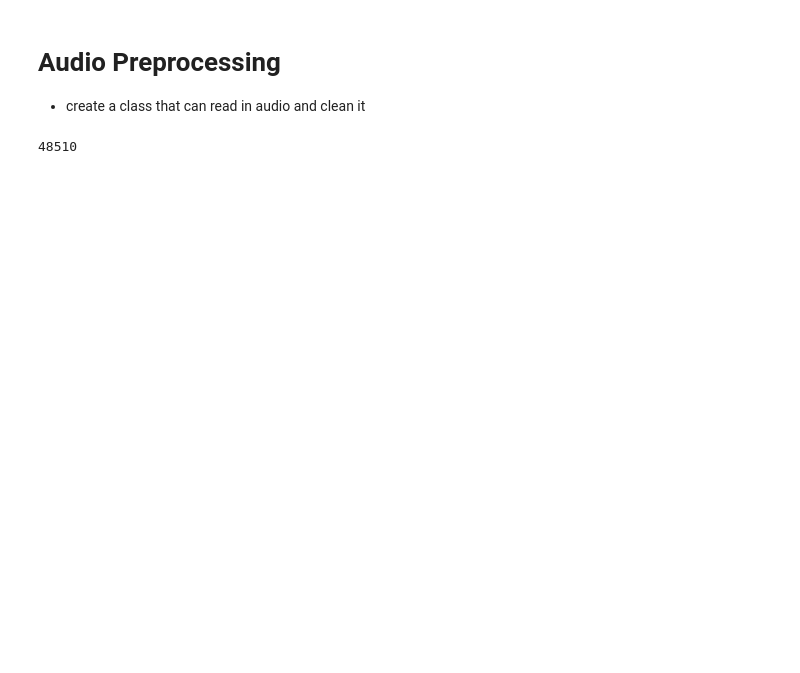
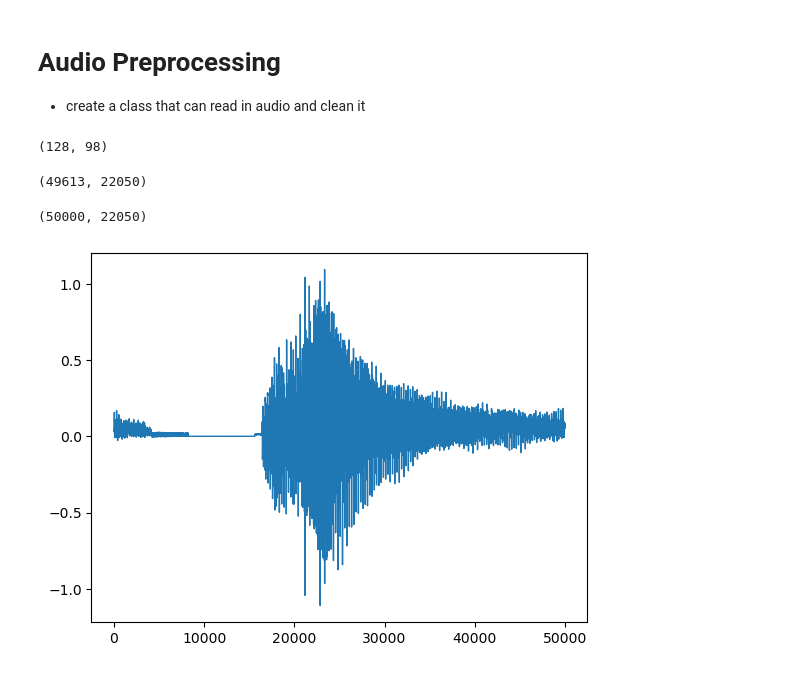
Before and after one commit to benjmcpeek/Audio-Classification-Model-Major-Minor, a Jupyter notebook: preprocessing.ipynb, the cells around one changed output. Drawn from its saved outputs; the diff is of its cells as text; code cells hidden in the pictures; blank space fills up the shorter version.

```diff
--- a/preprocessing.ipynb
+++ b/preprocessing.ipynb
@@ -32 +54,5 @@ class AudioTransformer:
+# %%
+x.shape
+# %% [output]
+(128, 98)
 # %%
@@ -34,8 +60,15 @@ aud = AudioTransformer.open_audio('./audio_files/Major/Major_180.wav')
+# %%
+len(aud[0]), aud[1]
+# %% [output]
+(49613, 22050)
 # %%
 same_len = AudioTransformer.same_length(aud)
+len(same_len[0]), same_len[1]
+# %% [output]
+(50000, 22050)
 # %%
-len(same_len[0])
+rand_shift = AudioTransformer.time_shift(same_len)
-# %% [output]
-48510
 # %%
-y, sr = librosa.load('./audio_files/Major/Major_0.wav')
+pd.Series(rand_shift[0]).plot(lw=1);
+# %% [output]
+[figure, added]
```
Also changed, not shown: parts of 7 cells of this notebook.
